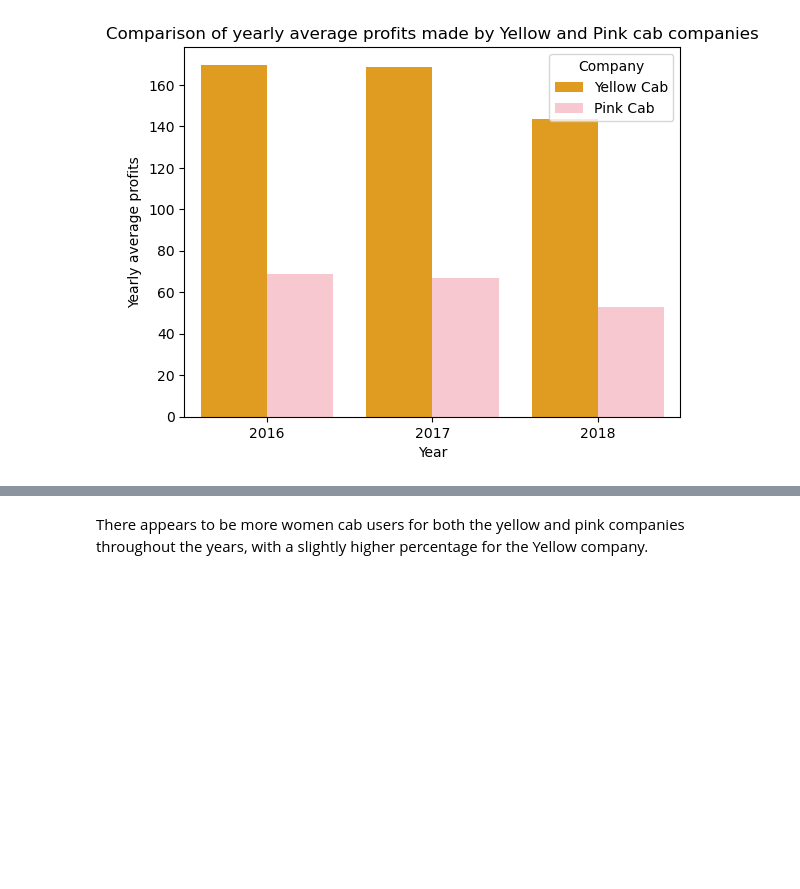
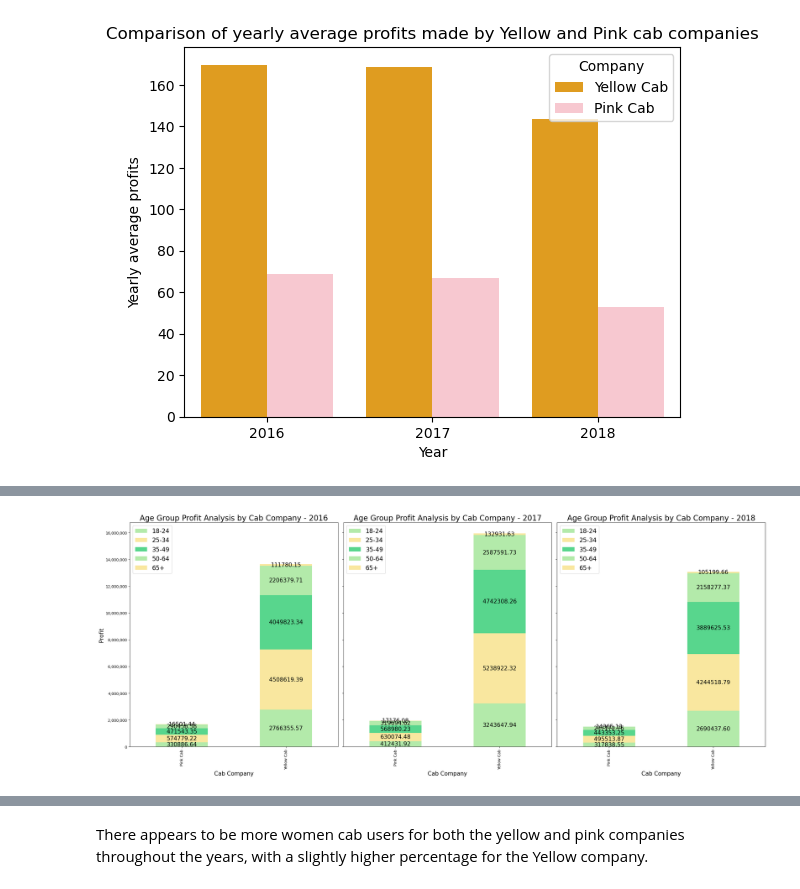
Before and after one commit to ZohraB612/Data_Glacier, a Jupyter notebook: Week2/Week 2 - Cab Investment Firm Case.ipynb, the cells around one changed output, grey strips where cells are left out. Saved outputs shown, nothing was run; the diff lists cells and outputs as text; code cells hidden in the pictures; blank space fills up the shorter version.

```diff
--- a/Week2/Week 2 - Cab Investment Firm Case.ipynb
+++ b/Week2/Week 2 - Cab Investment Firm Case.ipynb
@@ -421,0 +771,13 @@ plt.show()
+# %%
+# Define the age group boundaries and labels
+age_bins = [18, 24, 34, 49, 64, float('inf')]
+age_labels = ['18-24', '25-34', '35-49', '50-64', '65+']
+# Young Adults, Young Professionals, Middle-Aged Adults, Mature Adults, Senior Citizens
+
+# Create a new column 'Age Group' based on the 'Age'
+merged_df['Age Group'] = pd.cut(merged_df['Age'], bins=age_bins, labels=age_labels)
+
+# Group the data by 'Year', 'Company', 'Income Class', 'Age Group', and 'Users', and calculate the sum of 'Profit'
+profit_analysis = merged_df.groupby(['Year', 'Company', 'Age Group', 'Users'])['Profit'].sum().reset_index()
+
+print(profit_analysis)
@@ -422,3 +799,40 @@ plt.show()
+# %%
+# Create subplots for each year
+fig, axs = plt.subplots(ncols=len(years), figsize=(25, 10), sharey=True)
+
+# Iterate over each year and create stacked bar plot
+for i, year in enumerate(years):
+    # Filter the data for the current year
+    year_data = profit_analysis[profit_analysis['Year'] == year]
+
+    # Pivot the year_data DataFrame to have 'Company' as index and 'Age' as columns
+    profit_pivot = year_data.pivot_table(index='Company', columns='Age Group', values='Profit', aggfunc='sum')
+
+    # Plot the stacked bar chart on the respective subplot
+    ax = profit_pivot.plot(kind='bar', stacked=True, ax=axs[i], color=['#B3EAAA', '#F9E79F', '#58D68D'])
+
+    # Set the labels and title for the subplot
+    ax.set_xlabel('Cab Company', fontsize=15)
+    ax.set_ylabel('Profit', fontsize=15)
+    ax.set_title(f'Age Group Profit Analysis by Cab Company - {year}', fontsize=20)
+
+    # Display the values on each section of the bar
+    for container in ax.containers:
+        ax.bar_label(container, label_type='center', fmt='%.2f', fontsize=15)  # Format the values with 2 decimal places
+
+    # Remove scientific notation from y-axis tick labels
+    ax.yaxis.set_major_formatter(ticker.StrMethodFormatter('{x:,.0f}'))
+
+    # Show the legend
+    ax.legend(fontsize=16)
+
+# Adjust the spacing between subplots
+plt.tight_layout()
+
+# Show the plots
+plt.show()
+# %% [output]
+[figure, added]
 # %%
 #One of the cab companies has a higher percentage of femal customers than the other.
 # Calculate the percentage of men and women who took trips per year for each company
```
Also changed, not shown: parts of 42 cells of this notebook, 3 other files.
